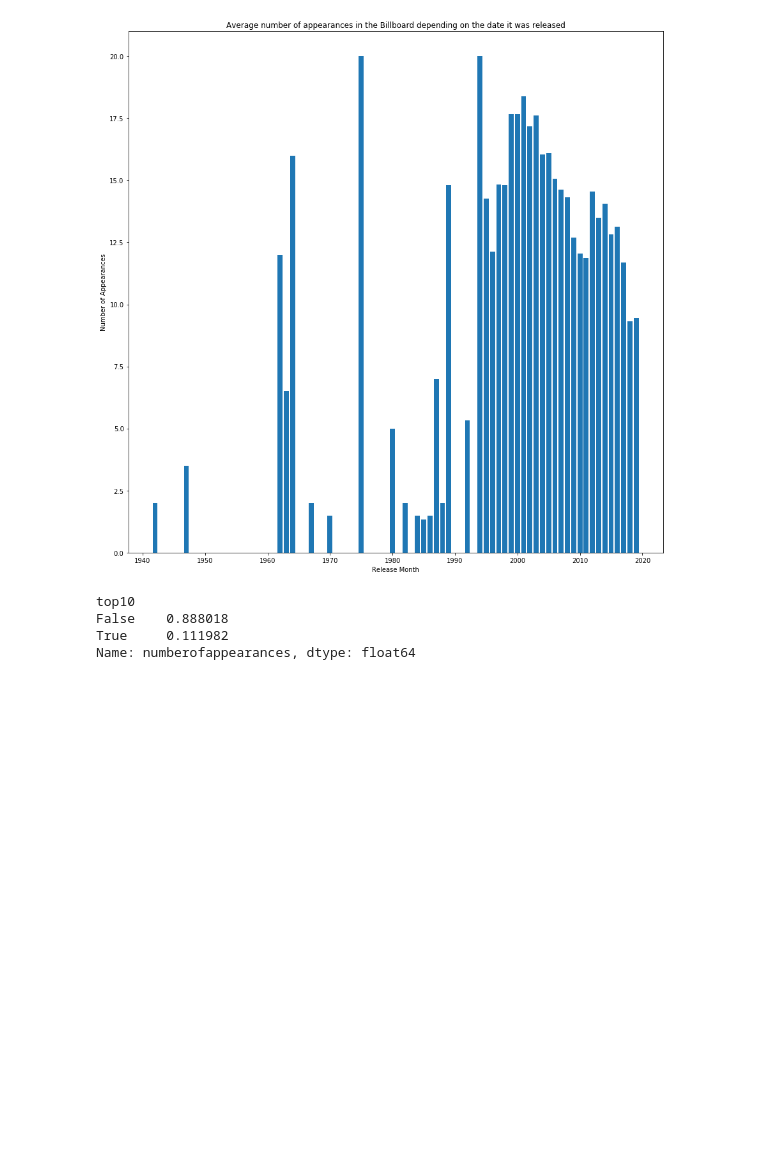
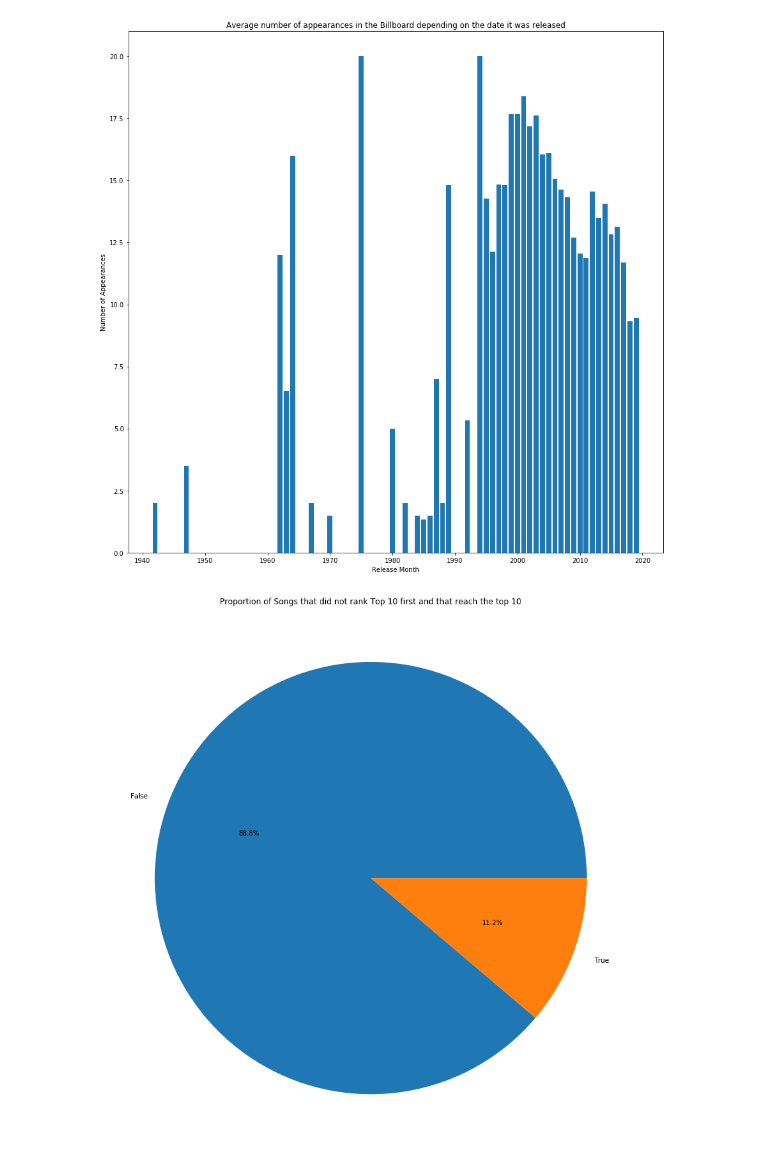
Before and after one commit to Weulass/Billboard-analytics, a Jupyter notebook: Visuallizations.ipynb, the cells around one changed output. Drawn from its saved outputs; the diff is of its cells as text; code cells hidden in the pictures; blank space fills up the shorter version.

```diff
--- a/Visuallizations.ipynb
+++ b/Visuallizations.ipynb
@@ -175,10 +177,12 @@ plt.xlabel("Release Month")
 plt.show()
 # %% [output]
 [figure]
-# %%
-song_df[song_df["firstrank"]>10].groupby("top10").count()["numberofappearances"] / len(song_df[song_df["firstrank"]>10])
-# %% [output]
-top10
-False    0.888018
-True     0.111982
-Name: numberofappearances, dtype: float64
+# %%
+top10proportion = song_df[song_df["firstrank"]>10].groupby("top10").count()["numberofappearances"] / len(song_df[song_df["firstrank"]>10])
+plt.figure(figsize=(15,15))
+plt.pie(top10proportion,autopct ="%1.1f%%",labels=top10proportion.index)
+plt.title("Proportion of Songs that did not rank Top 10 first and that reach the top 10")
+plt.savefig("top10notfirstrank")
+plt.show()
+# %% [output]
+[figure, added]
```
Also changed, not shown: parts of 6 cells of this notebook, 2 other files.
